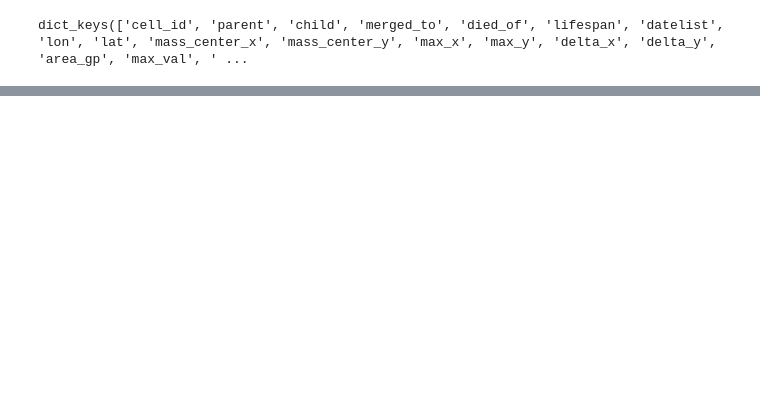
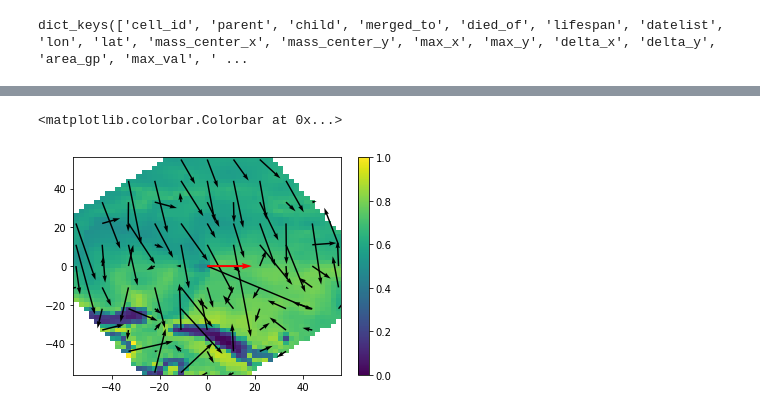
Before and after one commit to KillianBrennan/cookie_cutter, a Jupyter notebook: test_extractor.ipynb, the cells around one changed output, grey strips where cells are left out. Saved outputs shown, nothing was run; the diff lists cells and outputs as text; code cells hidden in the pictures; blank space fills up the shorter version.

```diff
--- a/test_extractor.ipynb
+++ b/test_extractor.ipynb
@@ -75 +89,13 @@ Data variables: (12/70)
+# %%
+r_cookie = ee.rotate_cookie(cookie,cell)
+# %%
+pressure = 925
+plt.pcolormesh(r_cookie.x,r_cookie.y,r_cookie.T.sel(pressure= pressure * 100))
+stride= 5
+plt.quiver(cookie.x[::stride],r_cookie.y[::stride],r_cookie.U.sel(pressure=pressure * 100)[::stride,::stride],r_cookie.V.sel(pressure=pressure * 100)[::stride,::stride], scale=30)
+plt.quiver(0,0,5,0, scale=30, color='r')
+plt.colorbar()
+# %% [output]
+<matplotlib.colorbar.Colorbar at 0x...>
+[figure, added]
 # %%
```
Also changed, not shown: parts of 19 cells of this notebook, 1 other file.
